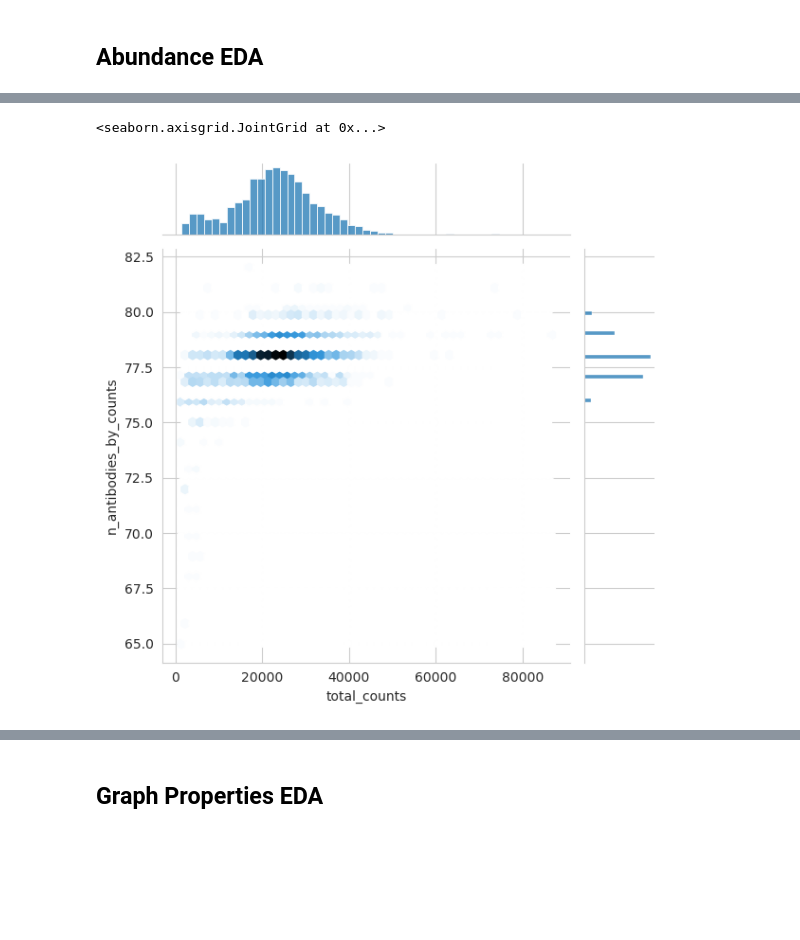
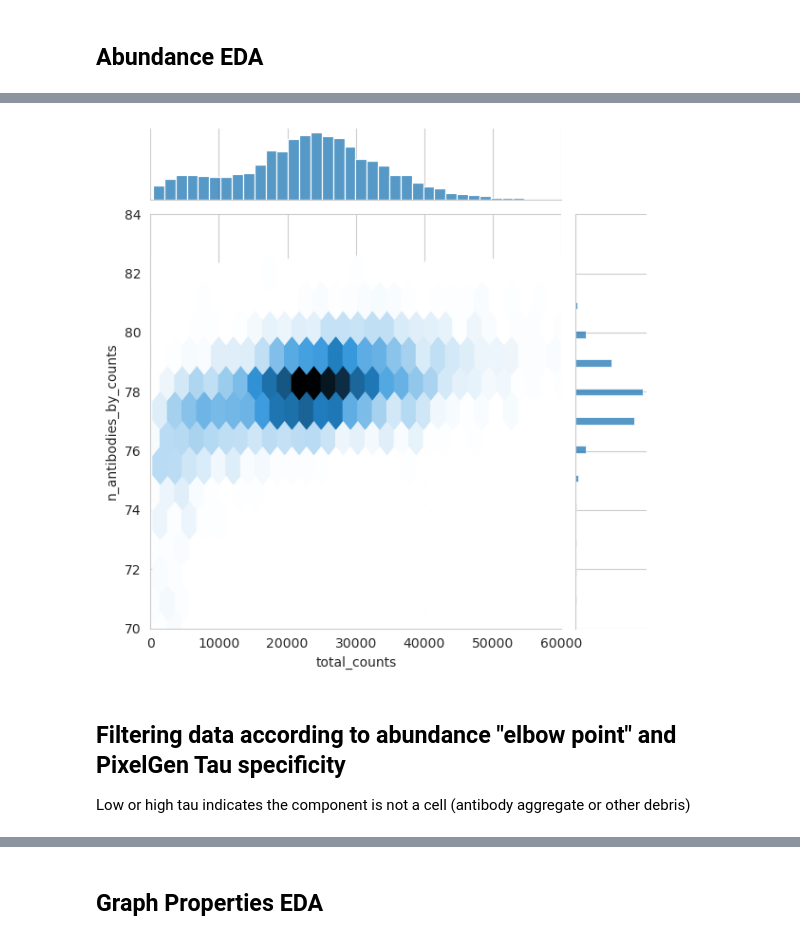
Before and after one commit to zhsegal/PxlgnProject, a Jupyter notebook: EDA.ipynb, the cells around one changed output, grey strips where cells are left out. Drawn from its saved outputs; the diff is of its cells as text; code cells hidden in the pictures; blank space fills up the shorter version.

```diff
--- a/EDA.ipynb
+++ b/EDA.ipynb
@@ -73,0 +59,5 @@ adata.obs
+# %%
+adata = pg_data.adata
+sc.pp.calculate_qc_metrics(adata, percent_top=None, inplace=True, var_type='antibodies')
+adata.layers['counts'] = adata.X.copy()
+adata.obs
@@ -86,13 +93,17 @@ sc.pl.violin(
 # %%
-sns.jointplot(
+ax = sns.jointplot(
     data=adata.obs,
     x="total_counts",
     y="n_antibodies_by_counts",
     kind="hex",
+    xlim=(0, 60*1000),
+    ylim=(70, 84)
 )
 # %% [output]
-<seaborn.axisgrid.JointGrid at 0x...>
-[figure, old version]
+[figure, new version]
+# %% [markdown]
+## Filtering data according to abundance "elbow point" and PixelGen Tau specificity
+Low or high tau indicates the component is not a cell (antibody aggregate or other debris)
 # %%
 molecule_rank_df = adata.obs[["sample", "molecules"]].copy()
 molecule_rank_df["rank"] = molecule_rank_df.groupby(["sample"])["molecules"].rank(
```
Also changed, not shown: parts of 50 cells of this notebook, 3 other files.
